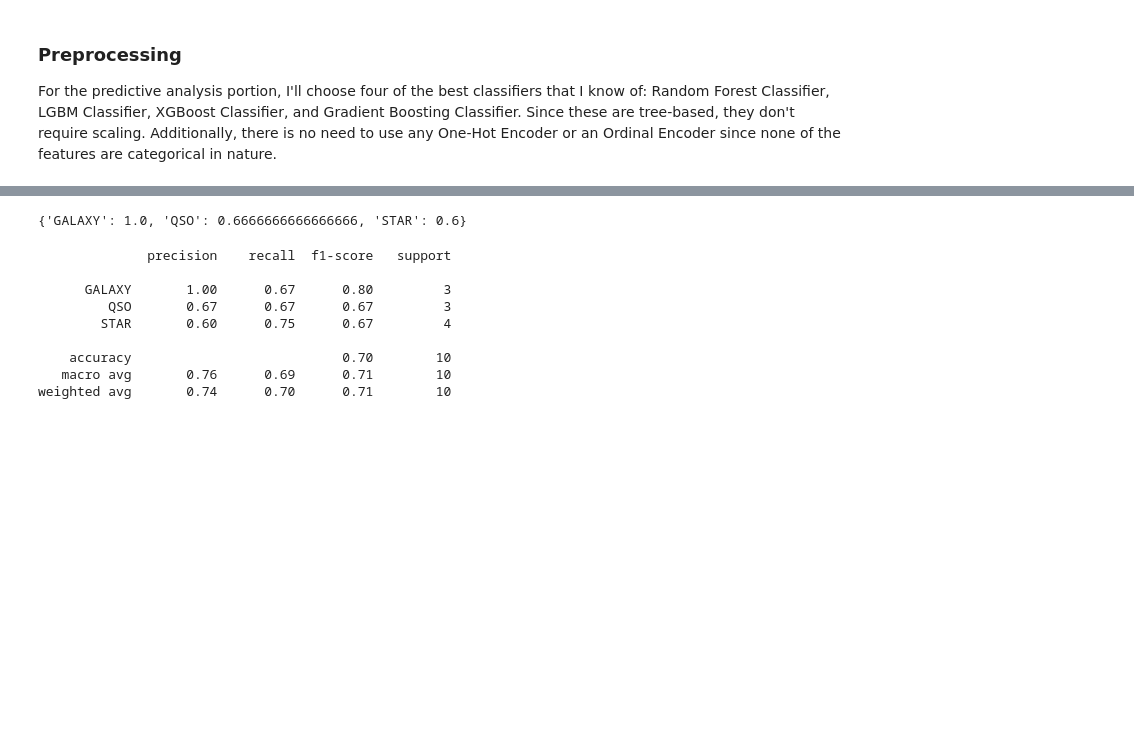
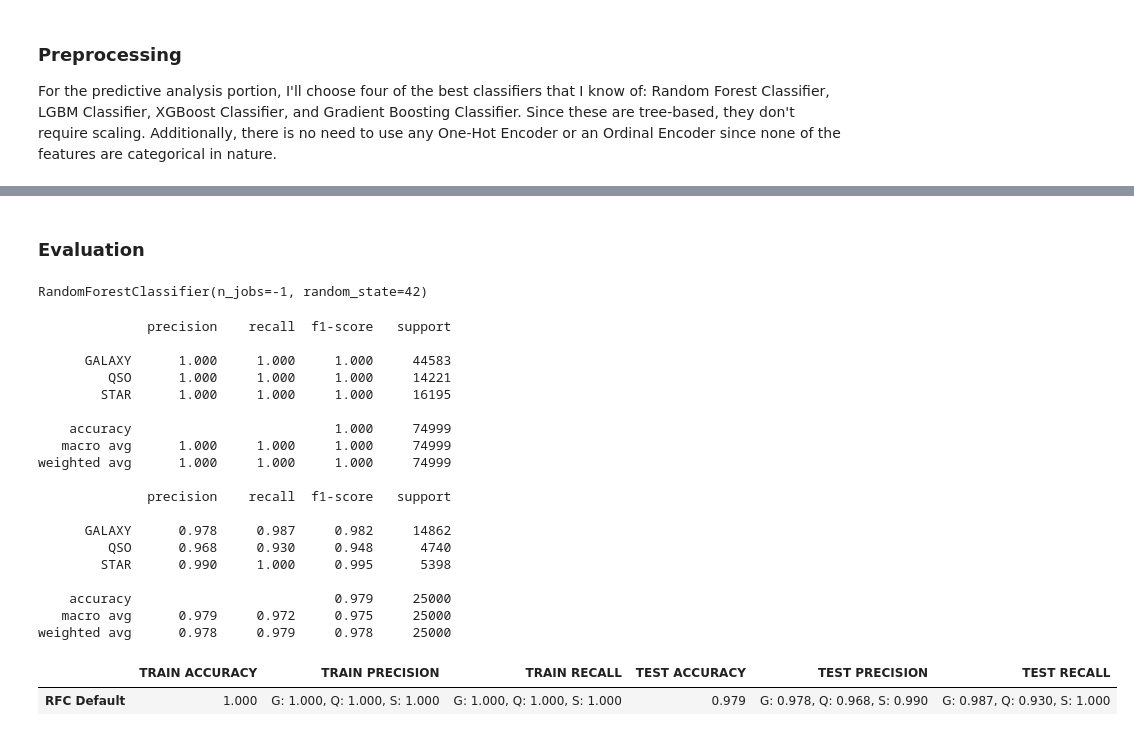
Before and after one commit to john-a-dixon/stellar-object-classification, a Jupyter notebook: stellar.ipynb, the cells around one changed output, grey strips where cells are left out. Saved outputs shown, nothing was run; the diff lists cells and outputs as text; code cells hidden in the pictures; blank space fills up the shorter version.

Commit message:
Added the first default classifier.

```diff
--- a/stellar.ipynb
+++ b/stellar.ipynb
@@ -54,13 +57,3 @@ df.sample(5)
 | 67444 | 1.237664e+18 | 131.084992 | 27.022885 | 21.71564 | 21.38666 | 20.74384 | 20.41011 | 19.83945 | 4335 | 301 | 5 | ... |
 # %% [markdown]
 #### **Helper Functions**
-# %%
-def arr_to_dict(keys, values):
-   pass
-
-def metrics(y_true, y_pred, name, labels=["GALAXY", "QSO", "STAR"]):
-    metric_df = pd.DataFrame(columns=["Accuracy", "Precision", "Recall", "F1"])
-    precision_scores = precision_score(y_true, y_pred, labels=labels, average=None)
-    recal_scores = recall_score(y_true, y_pred, labels=labels, average=None)
-    f1_scores = f1_score(y_true, y_pred, labels=labels, average=None)
-    return metric_df
@@ -353,4 +389,4 @@ X = stellar_df.drop(columns=["class"])
 y = stellar_df["class"]
 # %%
 # Create a train-test split
-X_train, X_test, y_train, y_test = train_test_split(X, y, random_state=42)
+X_train, X_test, y_train, y_test = train_test_split(X, y, random_state=42, stratify=y)
@@ -362,20 +393,37 @@ metrics(6, 7)
-# %%
-true = pd.Series(["STAR", "QSO", "GALAXY", "STAR", "STAR", "GALAXY", "STAR", "QSO", "QSO", "GALAXY"])
-pred = pd.Series(["STAR", "STAR", "GALAXY", "STAR", "QSO", "STAR", "STAR", "QSO", "QSO", "GALAXY"])
-keys = ["GALAXY", "QSO", "STAR"]
-values = precision_score(true, pred, labels=["GALAXY", "QSO", "STAR"], average=None)
-dict(zip(keys, values))
-# %% [output]
-{'GALAXY': 1.0, 'QSO': 0.6666666666666666, 'STAR': 0.6}
-# %%
-print(classification_report(true, pred))
-# %% [output]
-              precision    recall  f1-score   support
-
-      GALAXY       1.00      0.67      0.80         3
-         QSO       0.67      0.67      0.67         3
-        STAR       0.60      0.75      0.67         4
-
-    accuracy                           0.70        10
-   macro avg       0.76      0.69      0.71        10
-weighted avg       0.74      0.70      0.71        10
+# %% [markdown]
+### **Evaluation**
+# %%
+# Create a default RandomForestClassifier
+rfc_default = RandomForestClassifier(random_state=42, n_jobs=-1)
+# Fit it on the training data
+rfc_default.fit(X_train, y_train)
+# %% [output]
+RandomForestClassifier(n_jobs=-1, random_state=42)
+# %%
+# Perform predictions on both of these sets
+y_train_preds = rfc_default.predict(X_train)
+y_test_preds = rfc_default.predict(X_test)
+# %%
+metrics(y_train, y_train_preds, y_test, y_test_preds, "RFC Default")
+# %% [output]
+              precision    recall  f1-score   support
+
+      GALAXY      1.000     1.000     1.000     44583
+         QSO      1.000     1.000     1.000     14221
+        STAR      1.000     1.000     1.000     16195
+
+    accuracy                          1.000     74999
+   macro avg      1.000     1.000     1.000     74999
+weighted avg      1.000     1.000     1.000     74999
+
+              precision    recall  f1-score   support
+
+      GALAXY      0.978     0.987     0.982     14862
+         QSO      0.968     0.930     0.948      4740
+        STAR      0.990     1.000     0.995      5398
+
+    accuracy                          0.979     25000
+   macro avg      0.979     0.972     0.975     25000
+weighted avg      0.978     0.979     0.978     25000
+|  | TRAIN ACCURACY | TRAIN PRECISION | TRAIN RECALL | TEST ACCURACY | TEST PRECISION | TEST RECALL |
+| RFC Default | 1.000 | G: 1.000, Q: 1.000, S: 1.000 | G: 1.000, Q: 1.000, S: 1.000 | 0.979 | G: 0.978, Q: 0.968, S: 0.990 | G: 0.987, Q: 0.930, S: 1.000 |
```
Also changed, not shown: parts of 3 cells of this notebook.
